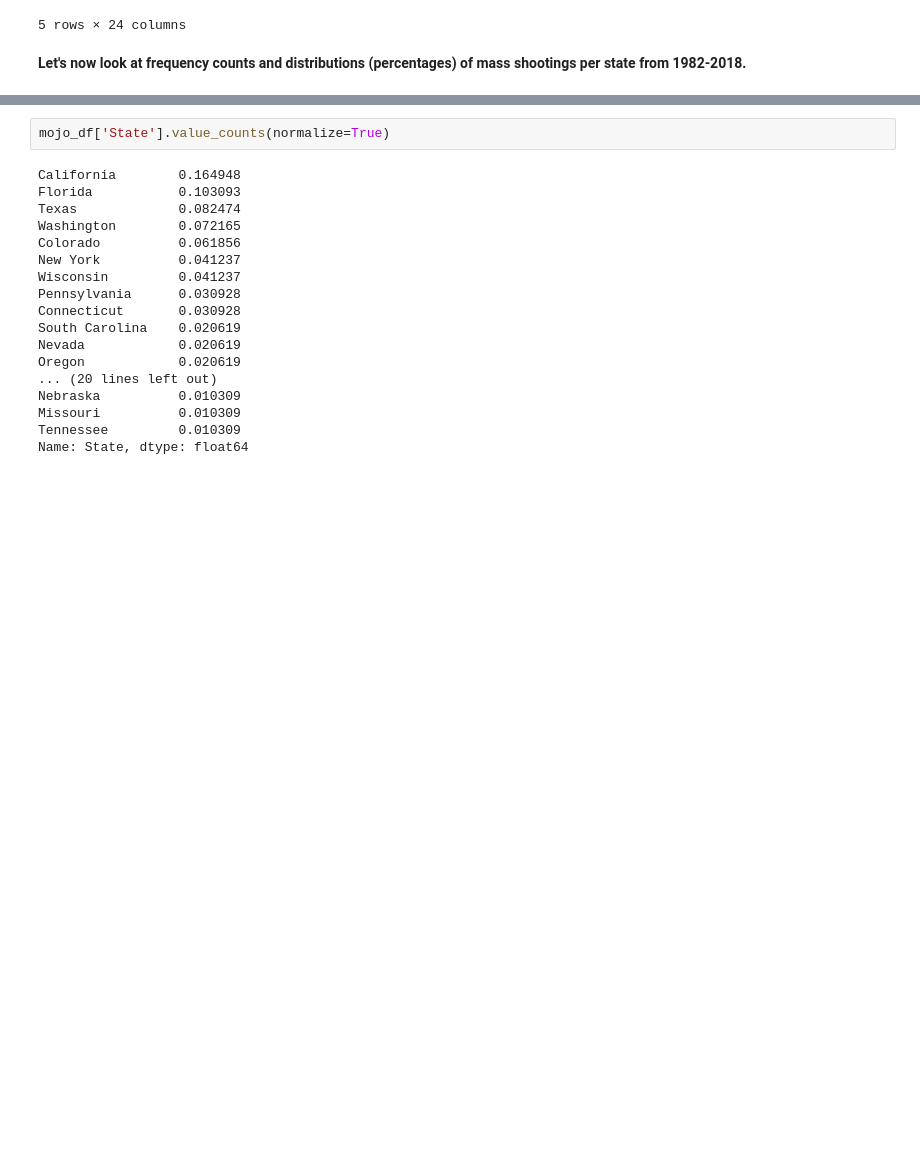
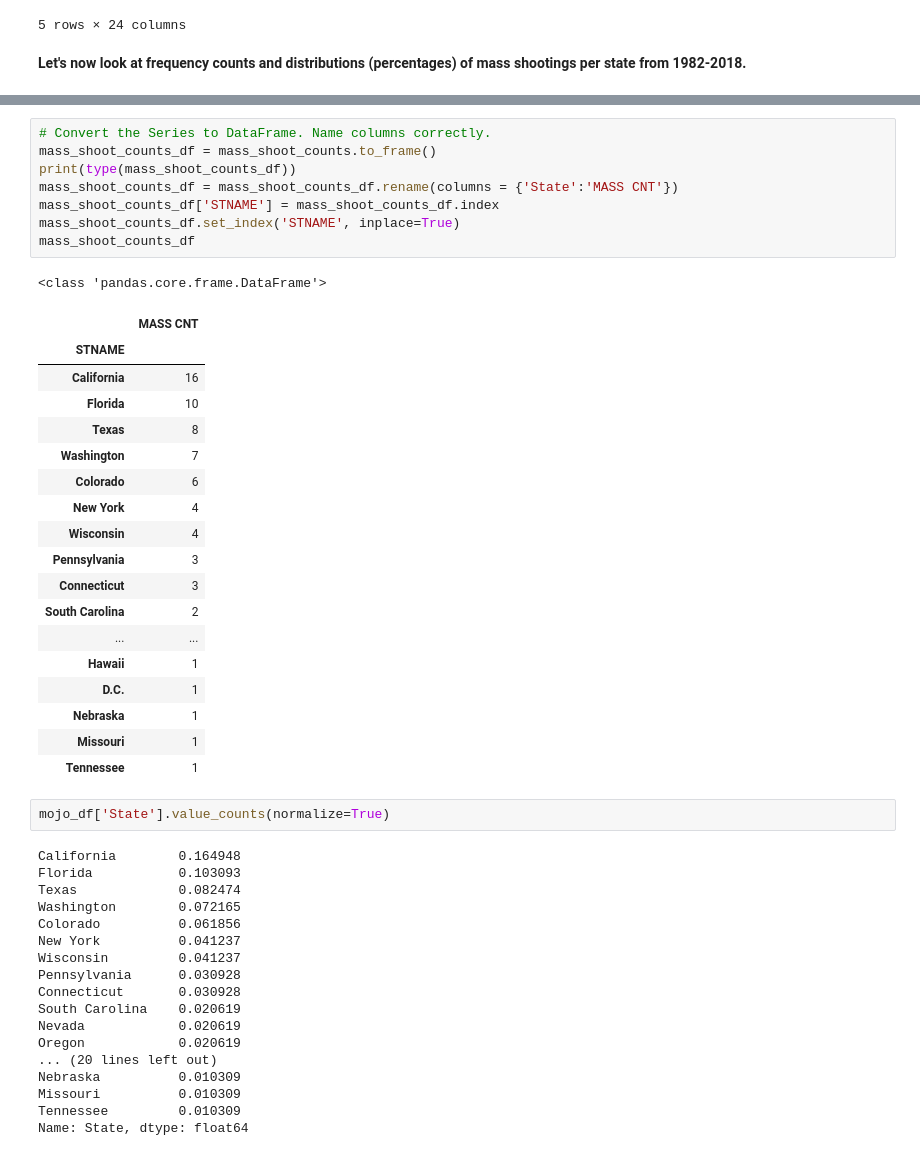
Before and after one commit to Qyoom/wesleyan_data_mgmt_vis, a Jupyter notebook: week_2/gun_violence_in_America_v1.ipynb, the cells around one changed output, grey strips where cells are left out. Cells and saved outputs as stored; diff of their text form; blank space fills up the shorter version.

```diff
--- a/week_2/gun_violence_in_America_v1.ipynb
+++ b/week_2/gun_violence_in_America_v1.ipynb
@@ -103,3 +106,31 @@ Name: State, dtype: int64
+# %%
+# Convert the Series to DataFrame. Name columns correctly.
+mass_shoot_counts_df = mass_shoot_counts.to_frame()
+print(type(mass_shoot_counts_df))
+mass_shoot_counts_df = mass_shoot_counts_df.rename(columns = {'State':'MASS CNT'})
+mass_shoot_counts_df['STNAME'] = mass_shoot_counts_df.index
+mass_shoot_counts_df.set_index('STNAME', inplace=True)
+mass_shoot_counts_df
+# %% [output]
+<class 'pandas.core.frame.DataFrame'>
+|  | MASS CNT |
+| STNAME |  |
+| California | 16 |
+| Florida | 10 |
+| Texas | 8 |
+| Washington | 7 |
+| Colorado | 6 |
+| New York | 4 |
+| Wisconsin | 4 |
+| Pennsylvania | 3 |
+| Connecticut | 3 |
+| South Carolina | 2 |
+| ... | ... |
+| Hawaii | 1 |
+| D.C. | 1 |
+| Nebraska | 1 |
+| Missouri | 1 |
+| Tennessee | 1 |
 # %%
 mojo_df['State'].value_counts(normalize=True)
 # %% [output]
```
Also changed, not shown: parts of 12 cells of this notebook.
